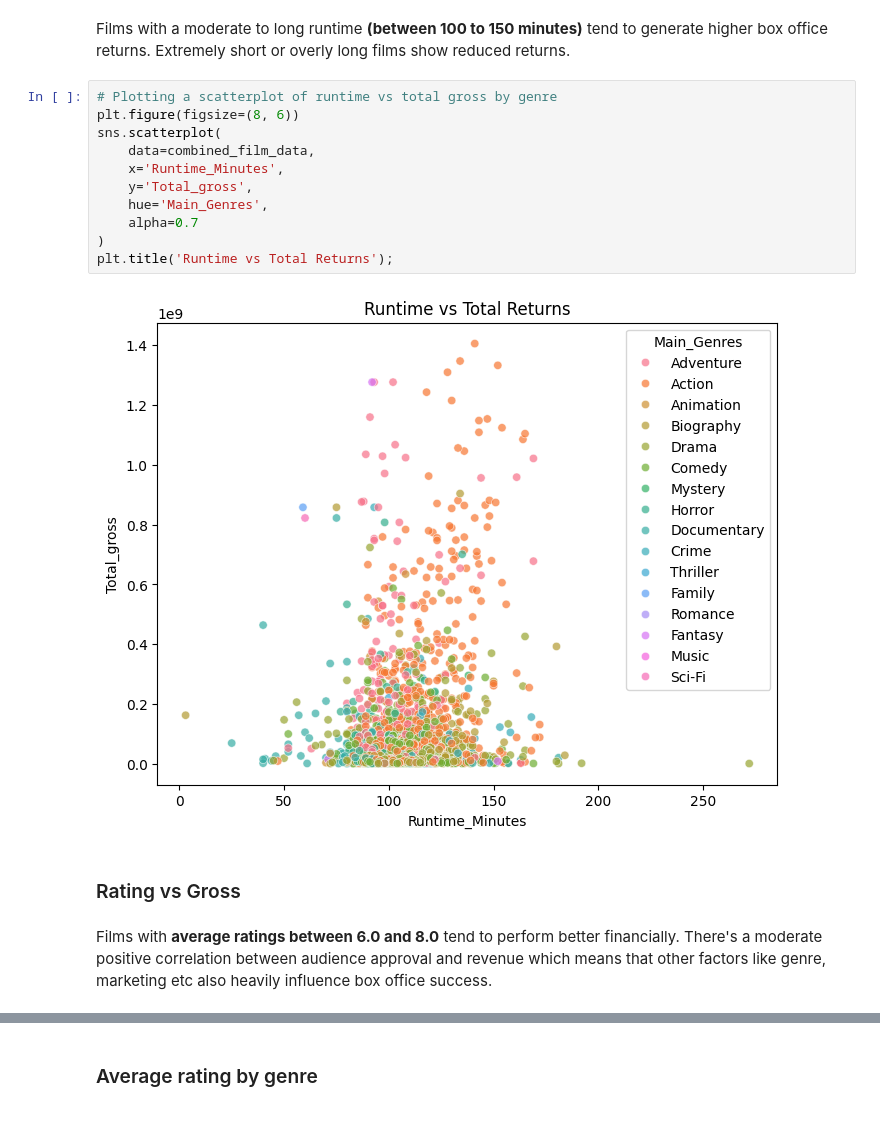
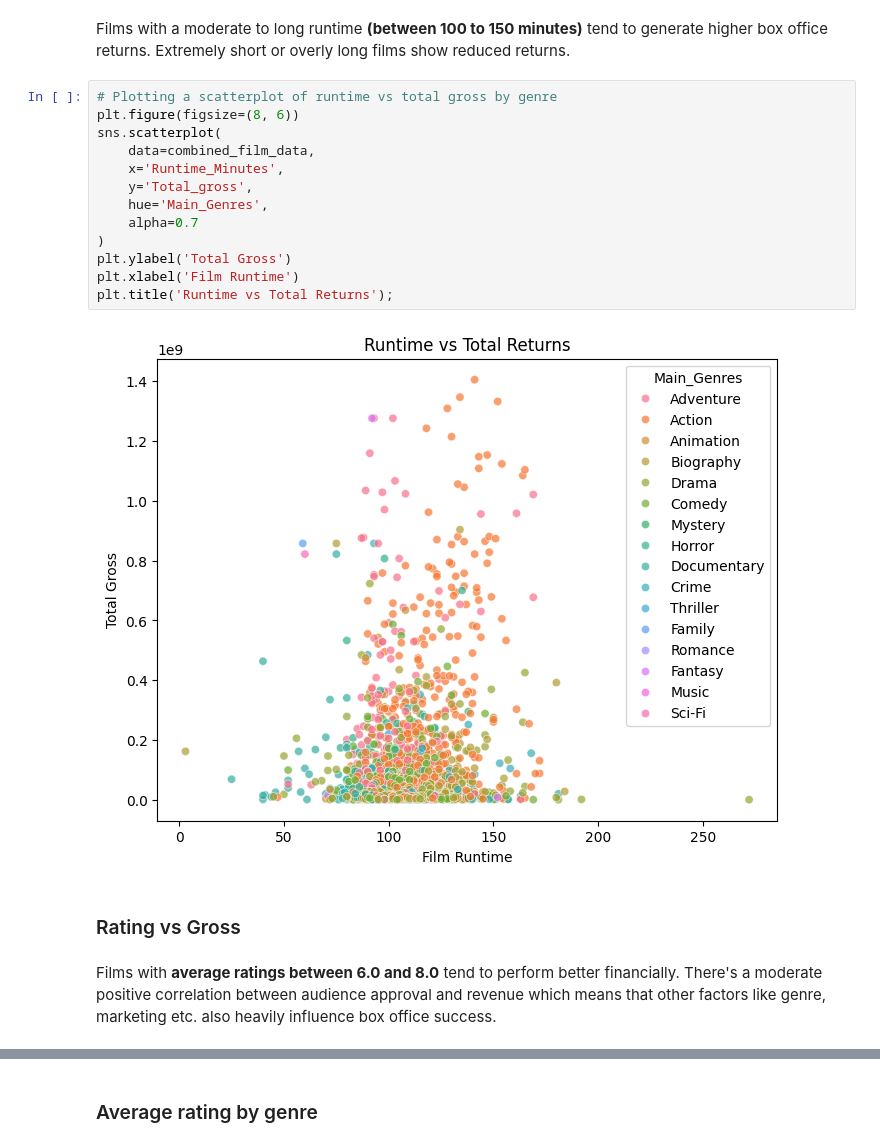
Before and after one commit to Jimmy-ai1/Independent-Project-1, a Jupyter notebook: Microsoft_Film_Creation_Strategies.ipynb, the cells around one changed output, grey strips where cells are left out. Saved outputs shown, nothing was run; the diff lists cells and outputs as text.

```diff
--- a/Microsoft_Film_Creation_Strategies.ipynb
+++ b/Microsoft_Film_Creation_Strategies.ipynb
@@ -376,20 +376,22 @@ Extremely short or overly long films show reduced returns.
 # %%
 # Plotting a scatterplot of runtime vs total gross by genre
 plt.figure(figsize=(8, 6))
 sns.scatterplot(
     data=combined_film_data,
     x='Runtime_Minutes',
     y='Total_gross',
     hue='Main_Genres',
     alpha=0.7
 )
+plt.ylabel('Total Gross')
+plt.xlabel('Film Runtime')
 plt.title('Runtime vs Total Returns');
 # %% [output]
-[figure, old version]
+[figure, new version]
 # %% [markdown]
 ### Rating vs Gross
 # %% [markdown]
-Films with **average ratings between 6.0 and 8.0** tend to perform better financially. There's a moderate positive correlation between audience approval and revenue which means that other factors like genre, marketing etc also heavily influence box office success.
+Films with **average ratings between 6.0 and 8.0** tend to perform better financially. There's a moderate positive correlation between audience approval and revenue which means that other factors like genre, marketing etc. also heavily influence box office success.
 # %%
 # # Plotting a scatterplot of average rating vs total gross by genre
 plt.figure(figsize=(8, 6))
```
Also changed, not shown: parts of 4 cells of this notebook.
